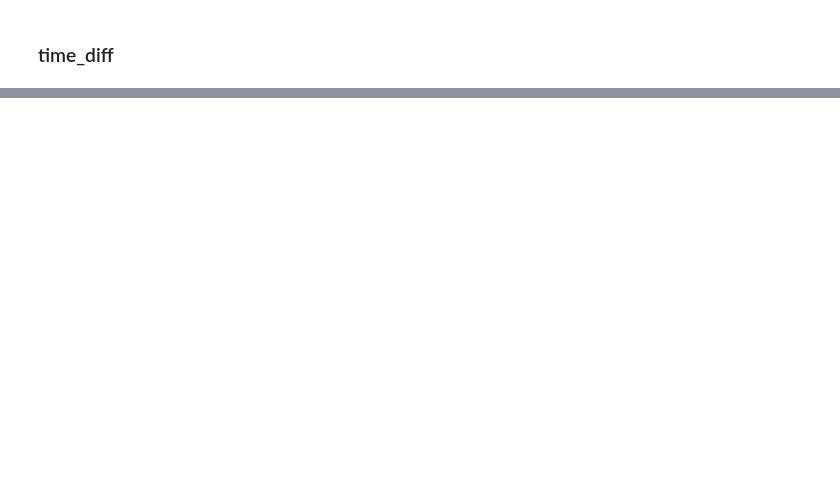
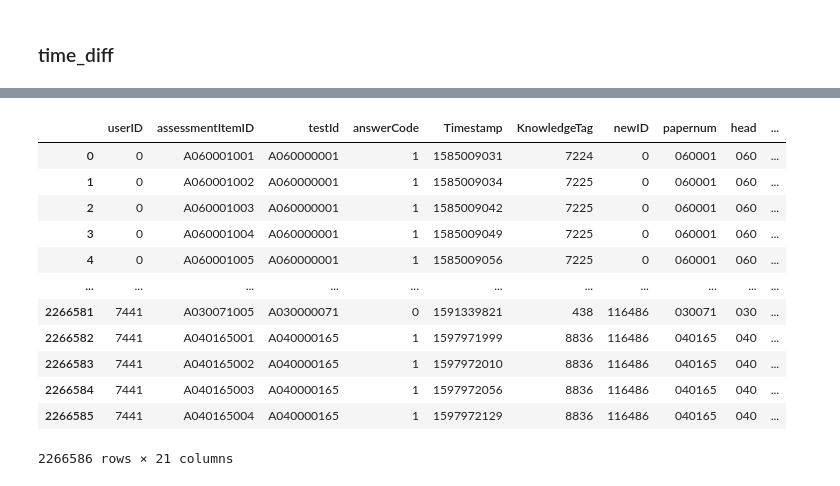
Before and after one commit to ddooom/p4-dkt-mentos, a Jupyter notebook: src/augmentation.ipynb, the cells around one changed output, grey strips where cells are left out. Saved outputs shown, nothing was run; the diff lists cells and outputs as text; code cells hidden in the pictures; blank space fills up the shorter version.

Commit message:
[#17] time_diff, test_split_prob feature

```diff
--- a/src/augmentation.ipynb
+++ b/src/augmentation.ipynb
@@ -323,7 +339,7 @@ df['TestSize'] = df.testId.map(testId2maxlen)
 df['Retest'] = df['UserTestCumtestnum'] // df['TestSize']
 
 # boundary
-df['boundary'] = [u % t if t != 0 else 0.0 for t, u in zip(df['TestSize'], df['UserTestCumtestnum'])]df
+df['boundary'] = [u % t if t != 0 else 0.0 for t, u in zip(df['TestSize'], df['UserTestCumtestnum'])]
 # %%
 df['time_diff'] = time_diff
 
@@ -335,0 +365,4 @@ df.head()
+# %%
+prob_groupby = df.groupby('test_split_id').agg({
+    'answerCode': percentile,
+})
@@ -335,0 +386,3 @@ df.head()
+# %%
+test_split_prob_list = prob_groupby['answerCode'].tolist()
+test_split_prob_list[:10]
@@ -335,0 +400,18 @@ df.head()
+# %%
+df['test_split_prob'] = df['test_split_id'].apply(lambda x: test_split_prob_list[int(x)])
+# %%
+df
+# %% [output]
+|  | userID | assessmentItemID | testId | answerCode | Timestamp | KnowledgeTag | newID | papernum | head | ... |
+| 0 | 0 | A060001001 | A060000001 | 1 | 1585009031 | 7224 | 0 | 060001 | 060 | ... |
+| 1 | 0 | A060001002 | A060000001 | 1 | 1585009034 | 7225 | 0 | 060001 | 060 | ... |
+| 2 | 0 | A060001003 | A060000001 | 1 | 1585009042 | 7225 | 0 | 060001 | 060 | ... |
+| 3 | 0 | A060001004 | A060000001 | 1 | 1585009049 | 7225 | 0 | 060001 | 060 | ... |
+| 4 | 0 | A060001005 | A060000001 | 1 | 1585009056 | 7225 | 0 | 060001 | 060 | ... |
+| ... | ... | ... | ... | ... | ... | ... | ... | ... | ... | ... |
+| 2266581 | 7441 | A030071005 | A030000071 | 0 | 1591339821 | 438 | 116486 | 030071 | 030 | ... |
+| 2266582 | 7441 | A040165001 | A040000165 | 1 | 1597971999 | 8836 | 116486 | 040165 | 040 | ... |
+| 2266583 | 7441 | A040165002 | A040000165 | 1 | 1597972010 | 8836 | 116486 | 040165 | 040 | ... |
+| 2266584 | 7441 | A040165003 | A040000165 | 1 | 1597972056 | 8836 | 116486 | 040165 | 040 | ... |
+| 2266585 | 7441 | A040165004 | A040000165 | 1 | 1597972129 | 8836 | 116486 | 040165 | 040 | ... |
+2266586 rows × 21 columns
```
Also changed, not shown: parts of 15 cells of this notebook, 5 other files.
